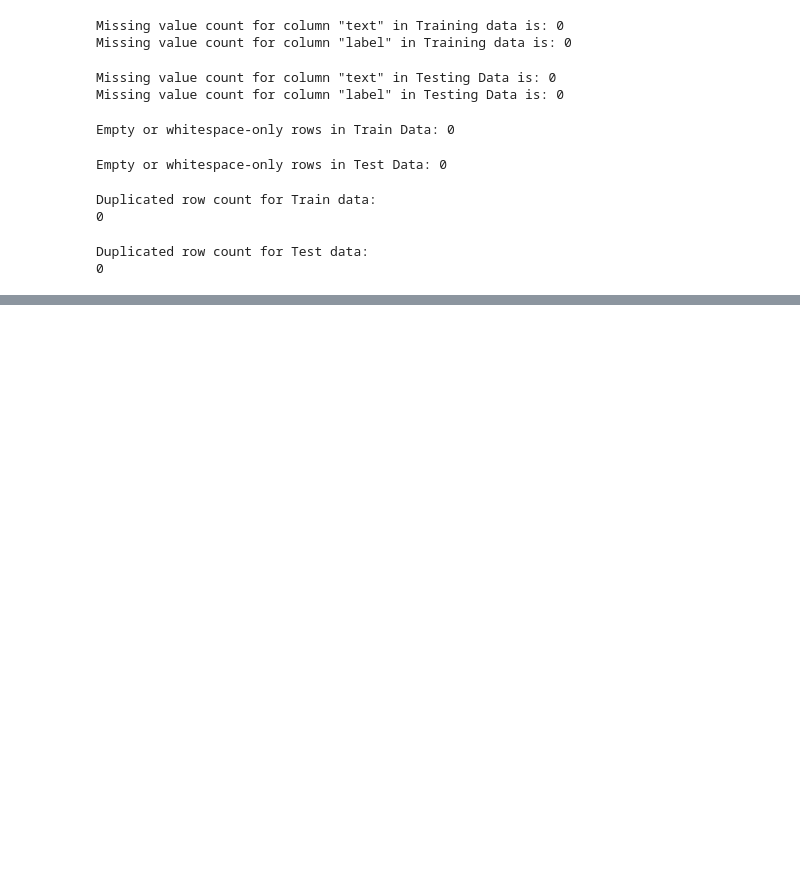
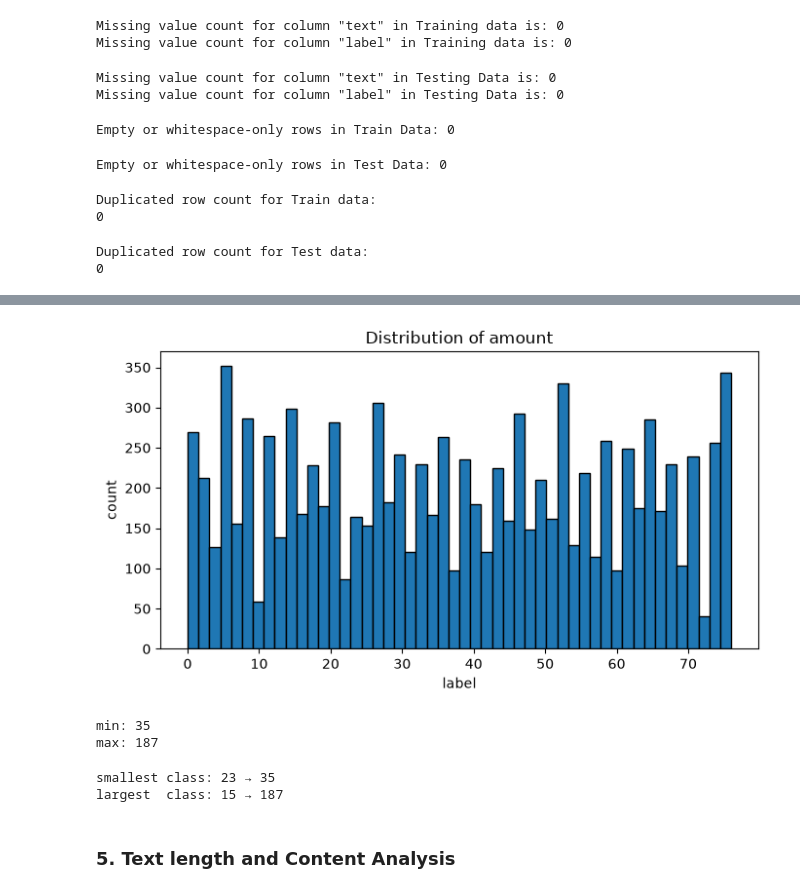
Before and after one commit to say-ahmedi/DS_PROJECTS, a Jupyter notebook: 09_nlp/projects/banking_intent_classifier/notebooks/01_banking77.ipynb, the cells around one changed output, grey strips where cells are left out. Saved outputs shown, nothing was run; the diff lists cells and outputs as text; code cells hidden in the pictures; blank space fills up the shorter version.

```diff
--- a/09_nlp/projects/banking_intent_classifier/notebooks/01_banking77.ipynb
+++ b/09_nlp/projects/banking_intent_classifier/notebooks/01_banking77.ipynb
@@ -168,0 +215,30 @@ Duplicated row count for Test data:
+# %%
+### Vizualize distribution
+import matplotlib.pyplot as plt
+
+fig, ax = plt.subplots(figsize=(7, 4))
+ax.hist(X['label'], bins=50, edgecolor='black')
+ax.set_xlabel('label')
+ax.set_ylabel('count')
+ax.set_title('Distribution of amount')
+plt.tight_layout()
+plt.show()
+# %% [output]
+[figure, added]
+# %%
+### - Compare minimum, maximum and average examples per category.
+counts = X['label'].value_counts()
+print('min:',counts.min())
+print('max:',counts.max())
+# %% [output]
+min: 35
+max: 187
+# %%
+print('smallest class:', counts.idxmin(), '→', counts.min())
+print('largest  class:', counts.idxmax(), '→', counts.max())
+# %% [output]
+smallest class: 23 → 35
+largest  class: 15 → 187
+# %% [markdown]
+
+### 5. Text length and Content Analysis
```
Also changed, not shown: parts of 10 cells of this notebook.
